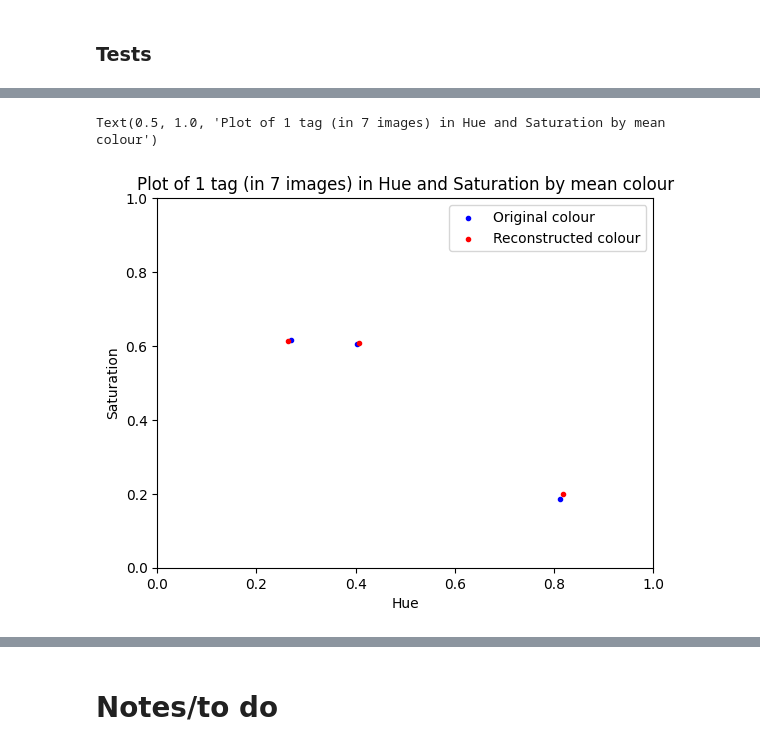
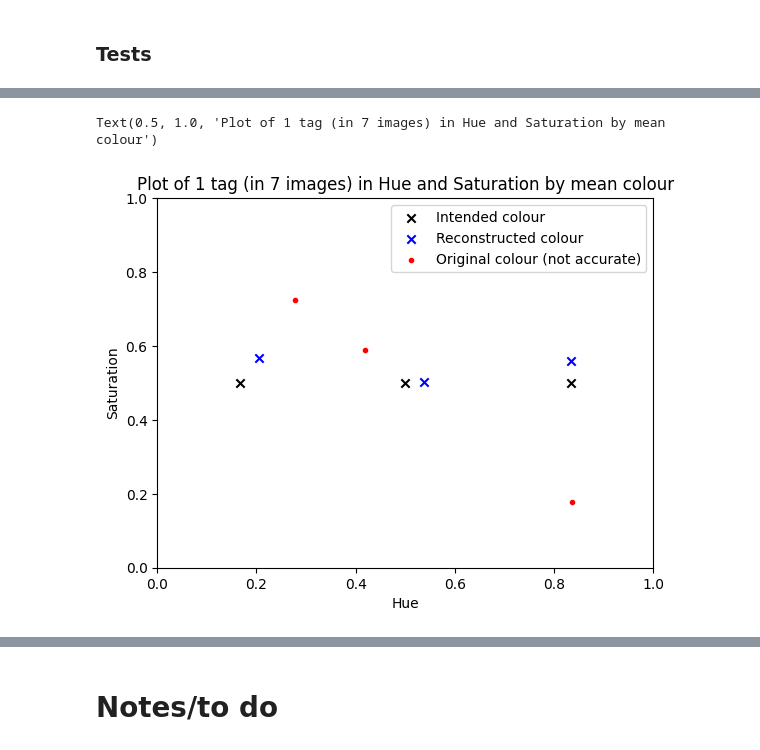
Before and after one commit to acb21kb/bumblebee-tags, a Jupyter notebook: open_files.ipynb, the cells around one changed output, grey strips where cells are left out. Cells and saved outputs as stored; diff of their text form; code cells hidden in the pictures.

Commit message:
Altered colours so graphs plot correct - readjusted synthetic tag creator, more accurate now

```diff
--- a/open_files.ipynb
+++ b/open_files.ipynb
@@ -779,12 +767,7 @@ ax[2,1].imshow(testPredictions[2], clim=[0,255])
-# %%
-syntheticColours = []
-for s in syntheticTags:
-    r, g, b = getPixels((0, 16, 0, 16), s)
-    syntheticColours.append([r, g, b])
-
-testColours = []
-for p in testPredictions:
-    r, g, b = getPixels((0, 16, 0, 16), p)
-    testColours.append([r, g, b])
-
-intendedColours = [[150/255, 50/255, 150/255], [50/255, 150/255, 150/255], [150/255, 150/255, 50/255]]
+# %%
+fig, ax = plt.subplots(len(syntheticTags), 2,)
+fig.set_figwidth(7)
+fig.set_figheight(15)
+for i in range(len(syntheticTags)):
+    ax[i,0].imshow(syntheticTags[i], clim=[0,255])
+    ax[i,1].imshow(testPredictions[i], clim=[0,255])
@@ -790,0 +776,3 @@ intendedColours = [[150/255, 50/255, 150/255], [50/255, 150/255, 150/255], [150/
+# %%
+for i in range(len(testResults)):
+    print(testResults[i])
@@ -790,0 +783,12 @@ intendedColours = [[150/255, 50/255, 150/255], [50/255, 150/255, 150/255], [150/
+# %%
+syntheticColours = []
+for i in range(len(syntheticTags)):
+    syntheticColours.append(getPixels((0,16,0,16), syntheticTags[i]))
+
+intendedColours = [[150, 50, 150], [50, 150, 150], [150, 150, 50]]
+intendedColours = [c/np2.sum(c) for c in intendedColours]
+testColours = [x[2:5]/np2.sum(x[2:5]) for x in testResults]
+
+print(syntheticColours)
+print(testColours)
+print(intendedColours)
@@ -804,18 +811,20 @@ plotHeatmap2(synthColTuple, testColTuple, scale, intendedColTuple)
 # %%
 ogSyntheticHS = np.array([[h, s] for (h, _, s) in [colorsys.rgb_to_hls(c[0], c[1], c[2]) for c in syntheticColours]])
 predSyntheticHS = np.array([[h, s] for (h, _, s) in [colorsys.rgb_to_hls(c[0], c[1], c[2]) for c in testColours]])
+intendedHS = np.array([[h, s] for (h, _, s) in [colorsys.rgb_to_hls(c[0], c[1], c[2]) for c in intendedColours]])
 
 ax = plt.axes()
-plt.scatter(ogSyntheticHS[:, 0], ogSyntheticHS[:, 1], c='b', marker='.', label='Original colour')
-plt.scatter(predSyntheticHS[:, 0], predSyntheticHS[:, 1], c='r', marker='.', label='Reconstructed colour')
+plt.scatter(intendedHS[:, 0], intendedHS[:, 1], c='black', marker='x', label='Intended colour')
+plt.scatter(predSyntheticHS[:, 0], predSyntheticHS[:, 1], c='b', marker='x', label='Reconstructed colour')
+plt.scatter(ogSyntheticHS[:, 0], ogSyntheticHS[:, 1], c='r', marker='.', label='Original colour (not accurate)')
 ax.set(xlim=(0, 1.0), ylim=(0, 1.0))
 plt.legend()
 plt.xlabel('Hue')
 plt.ylabel('Saturation')
 plt.title(label='Plot of 1 tag (in 7 images) in Hue and Saturation by mean colour')
 # %% [output]
 Text(0.5, 1.0, 'Plot of 1 tag (in 7 images) in Hue and Saturation by mean colour')
-[figure, old version]
+[figure, new version]
 # %%
 hsSamples = getSamples(testResults, hessianInv, 0)
 hsSamples1 = getSamples(testResults, hessianInv, 1)
```
Also changed, not shown: parts of 30 cells of this notebook, 1 other file.
